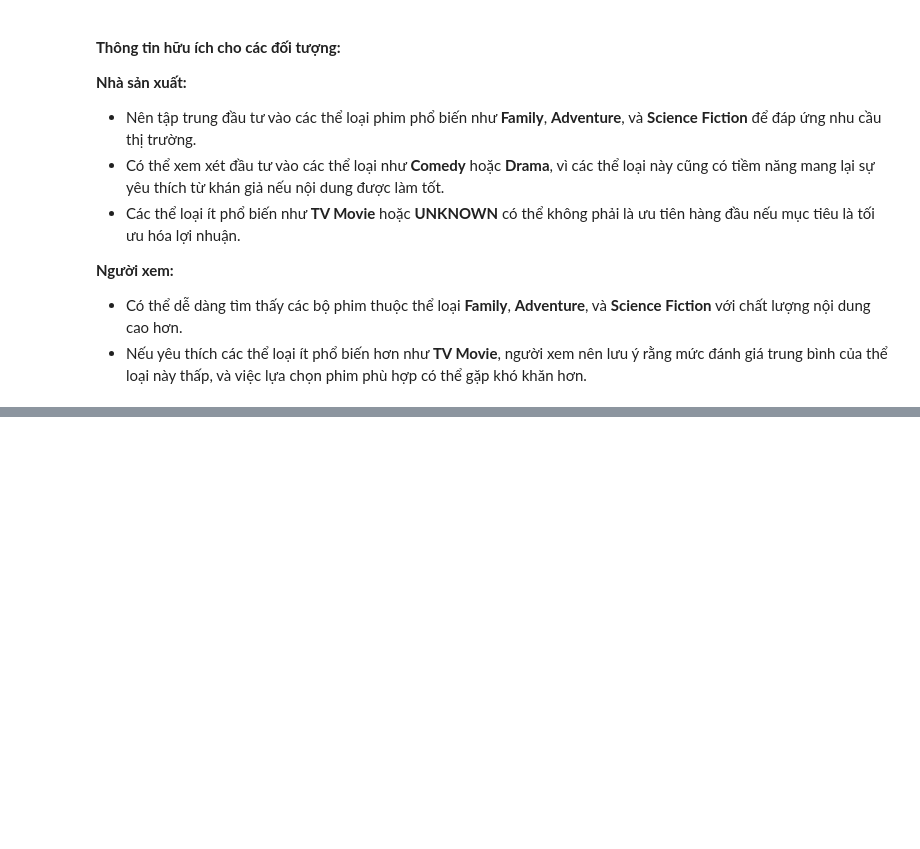
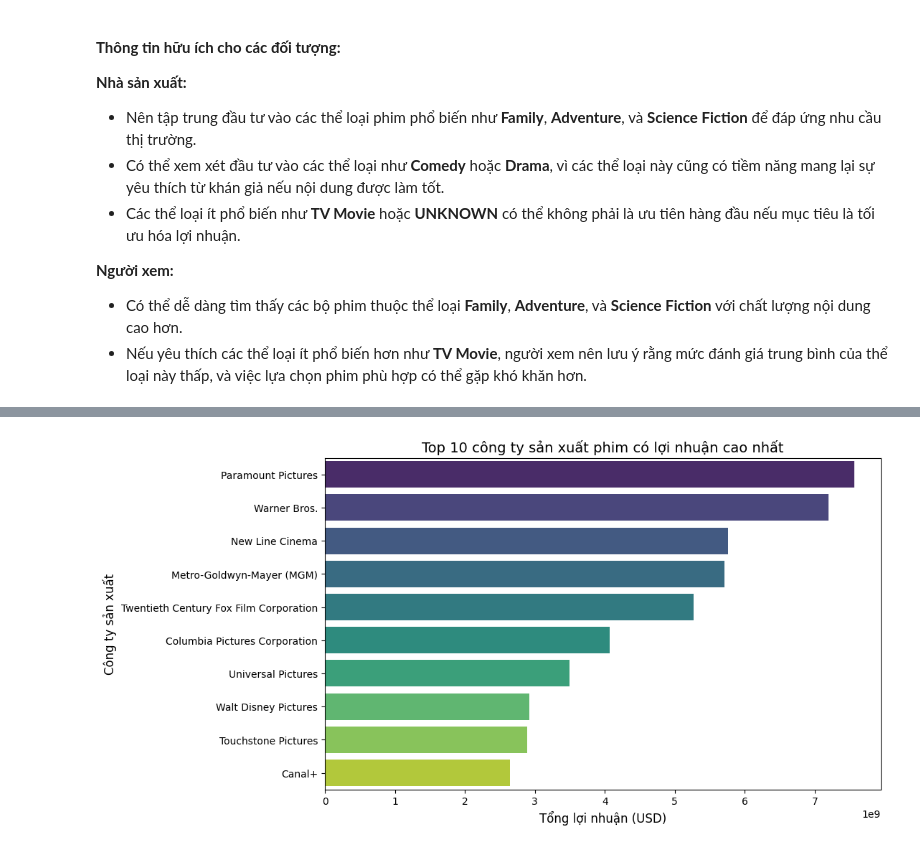
Before and after one commit to hoangfitus/csc17104-movies-eda, a Jupyter notebook: questions_and_answers.ipynb, the cells around one changed output, grey strips where cells are left out. Saved outputs shown, nothing was run; the diff lists cells and outputs as text; code cells hidden in the pictures; blank space fills up the shorter version.

```diff
--- a/questions_and_answers.ipynb
+++ b/questions_and_answers.ipynb
@@ -224,0 +245,4 @@ Như vậy từ các quan sát từ các biểu đồ trên, chúng ta có thể
+# %%
+# Tính lợi nhuận của từng bộ phim
+movies['profit'] = movies['revenue'] - movies['budget']
+movies[['profit', 'production_companies']].head(5)
@@ -224,0 +272,26 @@ Như vậy từ các quan sát từ các biểu đồ trên, chúng ta có thể
+# %%
+# Kết hợp company_exploded với dataframe gốc movies để bao gồm cột profit
+company_exploded_df = movies[['profit', 'production_companies']].copy()
+company_exploded_df['production_companies'] = company_exploded_df['production_companies'].str.split(',').explode('production_companies')
+# %%
+# Tính tổng doanh thu và tổng lợi nhuận của từng công ty
+company_stats = company_exploded_df.groupby('production_companies').agg(
+    total_profit=('profit', 'sum'),
+    movie_count=('production_companies', 'count')
+).sort_values(by='total_profit', ascending=False)
+
+# Loại bỏ các công ty không xác định
+company_stats = company_stats[company_stats.index != 'UNKNOWN']
+# %%
+# Liệt kê danh sách 10 công ty có lợi nhuận cao nhất
+top_companies = company_stats.head(10)
+# %%
+# Vẽ biểu đồ top 10 công ty sản xuất lợi nhuận cao
+plt.figure(figsize=(10, 6))
+sns.barplot(x=top_companies['total_profit'], y=top_companies.index, hue=top_companies.index, palette='viridis', legend=False)
+plt.title("Top 10 công ty sản xuất phim có lợi nhuận cao nhất", fontsize=14)
+plt.xlabel("Tổng lợi nhuận (USD)", fontsize=12)
+plt.ylabel("Công ty sản xuất", fontsize=12)
+plt.show()
+# %% [output]
+[figure, added]
```
Also changed, not shown: parts of 18 cells of this notebook.
